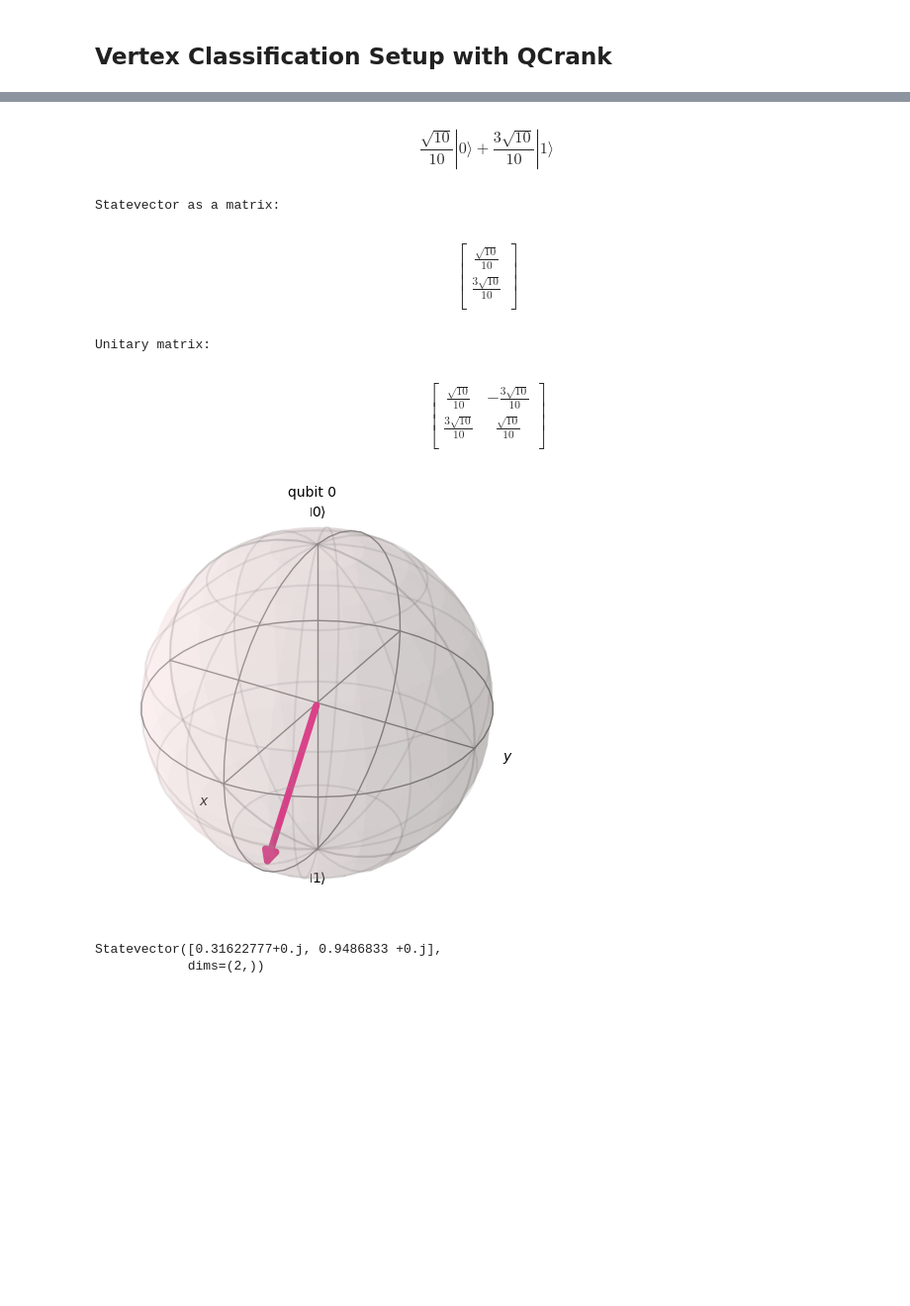
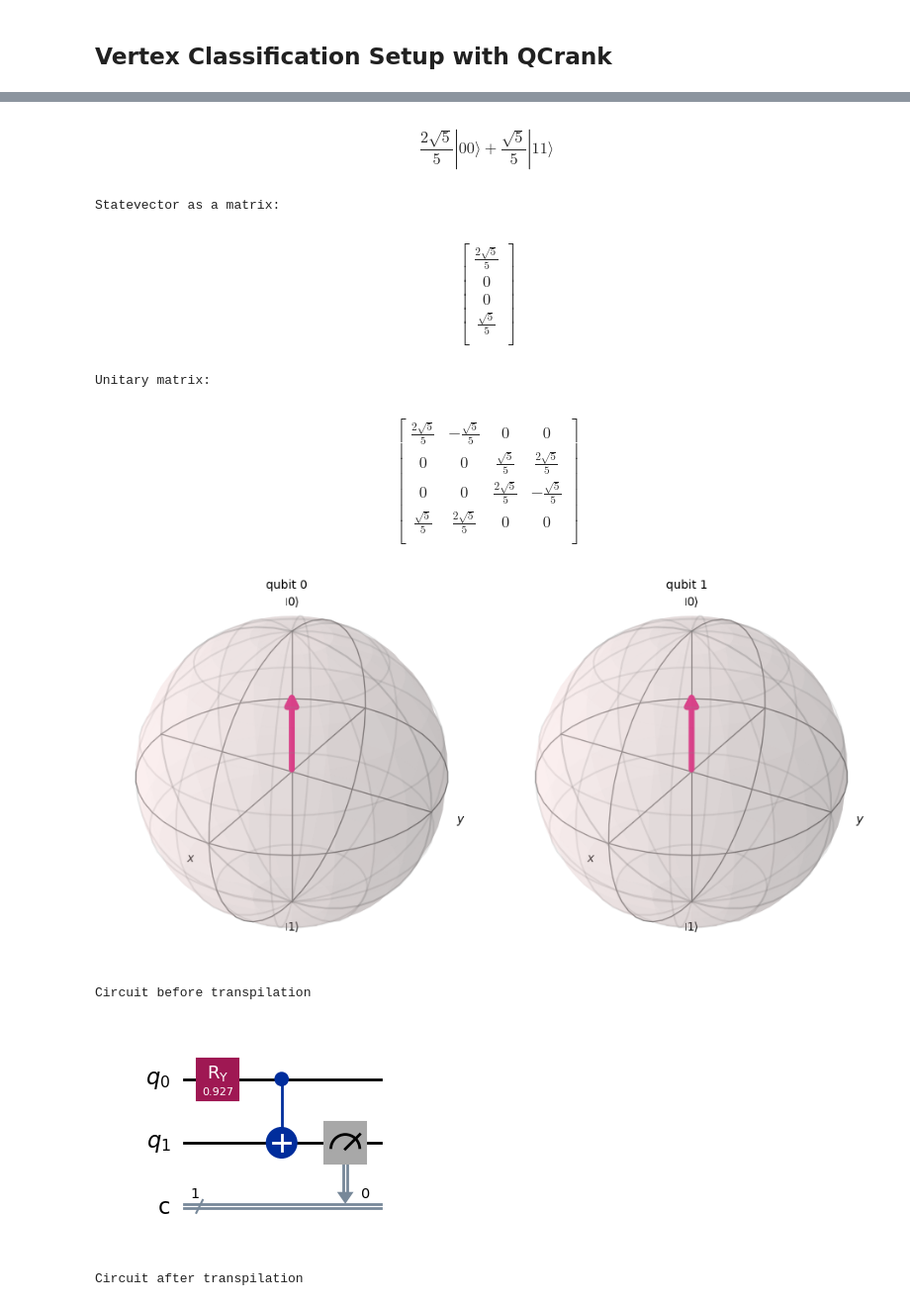
Before and after one commit to Burned357Waffles/Marching-Qubes-Thesis, a Jupyter notebook: ehands_qcrank_exploration.ipynb, the cells around one changed output, grey strips where cells are left out. Shown at 99% size. Saved outputs shown, nothing was run; the diff lists cells and outputs as text; code cells hidden in the pictures; blank space fills up the shorter version.

```diff
--- a/ehands_qcrank_exploration.ipynb
+++ b/ehands_qcrank_exploration.ipynb
@@ -447,26 +447,36 @@ Slope of line of best fit: 1.0002
 # %%
-qc_iso = QuantumCircuit(1)
+qc = QuantumCircuit(2, 1)
 
-qc_iso.ry(np.arccos(-0.8), 0)
+qc.ry(np.arccos(0.6), 0)
+qc.cx(0, 1)
 
-display_statevector(qc_iso)
+display_statevector(qc)
+
+qc.measure(1, 0)
+
+counts = run_sim_job(qc, verbose=True)
 # %% [output]
 Statevector:
-$$\frac{\sqrt{10}}{10} |0\rangle+\frac{3 \sqrt{10}}{10} |1\rangle$$
+$$\frac{2 \sqrt{5}}{5} |00\rangle+\frac{\sqrt{5}}{5} |11\rangle$$
 Statevector as a matrix:
 $$
 \begin{bmatrix}
-\frac{\sqrt{10}}{10}  \\
- \frac{3 \sqrt{10}}{10}  \\
+\frac{2 \sqrt{5}}{5}  \\
+ 0  \\
+ 0  \\
+ \frac{\sqrt{5}}{5}  \\
  \end{bmatrix}
 $$
 Unitary matrix:
 $$
 \begin{bmatrix}
-\frac{\sqrt{10}}{10} & - \frac{3 \sqrt{10}}{10}  \\
- \frac{3 \sqrt{10}}{10} & \frac{\sqrt{10}}{10}  \\
+\frac{2 \sqrt{5}}{5} & - \frac{\sqrt{5}}{5} & 0 & 0  \\
+ 0 & 0 & \frac{\sqrt{5}}{5} & \frac{2 \sqrt{5}}{5}  \\
+ 0 & 0 & \frac{2 \sqrt{5}}{5} & - \frac{\sqrt{5}}{5}  \\
+ \frac{\sqrt{5}}{5} & \frac{2 \sqrt{5}}{5} & 0 & 0  \\
  \end{bmatrix}
 $$
-[figure, old version]
+[figure, new version]
-Statevector([0.31622777+0.j, 0.9486833 +0.j],
-            dims=(2,))
+Circuit before transpilation
+[figure, added]
+Circuit after transpilation
```
Also changed, not shown: parts of 5 cells of this notebook, 1 other file.
